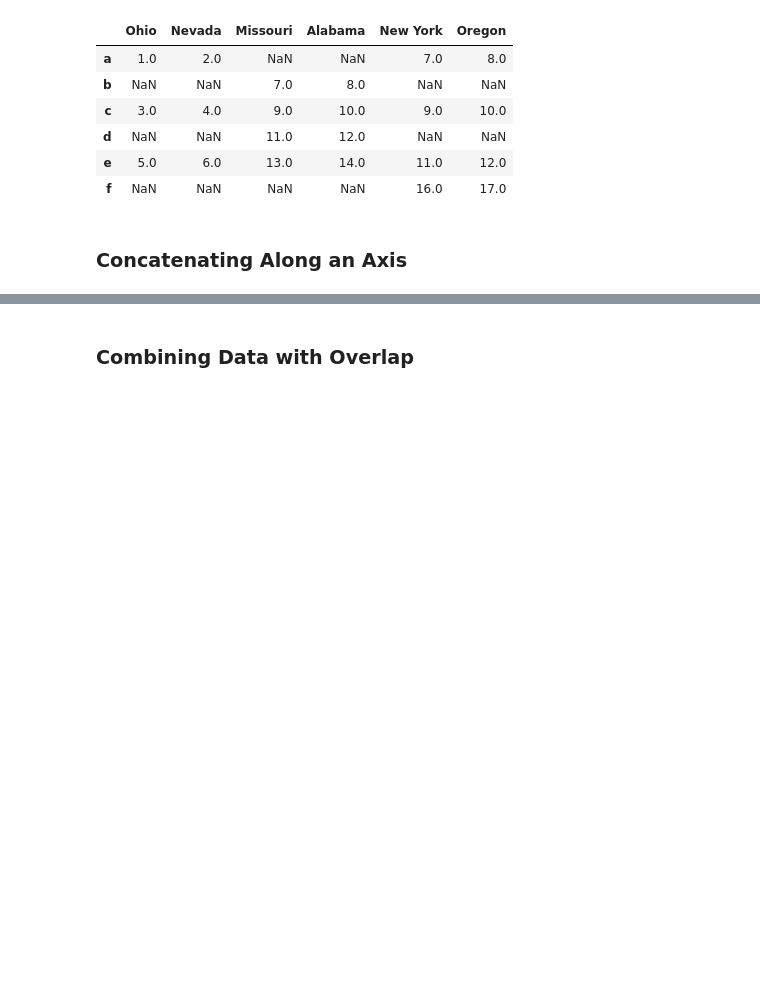
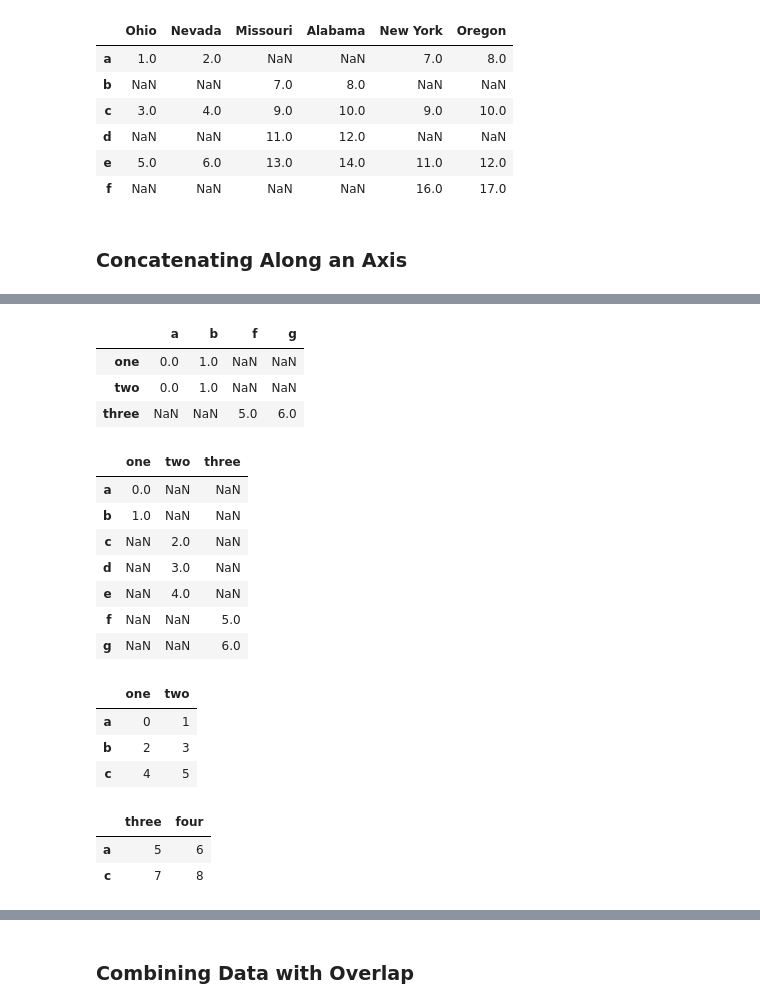
Before and after one commit to UCD-pbio-rclub/python-data-analysis_MinYao.J, a Jupyter notebook: Chapter 8.ipynb, the cells around one changed output, grey strips where cells are left out. Cells and saved outputs as stored; diff of their text form; code cells hidden in the pictures; blank space fills up the shorter version.

```diff
--- a/Chapter 8.ipynb
+++ b/Chapter 8.ipynb
@@ -622,10 +699,35 @@ result.unstack()
+# %%
+result.unstack()
+# %% [output]
+|  | a | b | f | g |
+| one | 0.0 | 1.0 | NaN | NaN |
+| two | 0.0 | 1.0 | NaN | NaN |
+| three | NaN | NaN | 5.0 | 6.0 |
 # %%
-pd.concat([s1, s2, s3], axis=1, keys=['one', 'two', 'three'])
+pd.concat([s1, s2, s3], axis=1, keys=['one', 'two', 'three'], sort=True)
+# %% [output]
+|  | one | two | three |
+| a | 0.0 | NaN | NaN |
+| b | 1.0 | NaN | NaN |
+| c | NaN | 2.0 | NaN |
+| d | NaN | 3.0 | NaN |
+| e | NaN | 4.0 | NaN |
+| f | NaN | NaN | 5.0 |
+| g | NaN | NaN | 6.0 |
 # %%
 df1 = pd.DataFrame(np.arange(6).reshape(3, 2), index=['a', 'b', 'c'],
                    columns=['one', 'two'])
 df2 = pd.DataFrame(5 + np.arange(4).reshape(2, 2), index=['a', 'c'],
                    columns=['three', 'four'])
 df1
-df2
-pd.concat([df1, df2], axis=1, keys=['level1', 'level2'])
+# %% [output]
+|  | one | two |
+| a | 0 | 1 |
+| b | 2 | 3 |
+| c | 4 | 5 |
+# %%
+df2
+# %% [output]
+|  | three | four |
+| a | 5 | 6 |
+| c | 7 | 8 |
```
Also changed, not shown: parts of 54 cells of this notebook.
